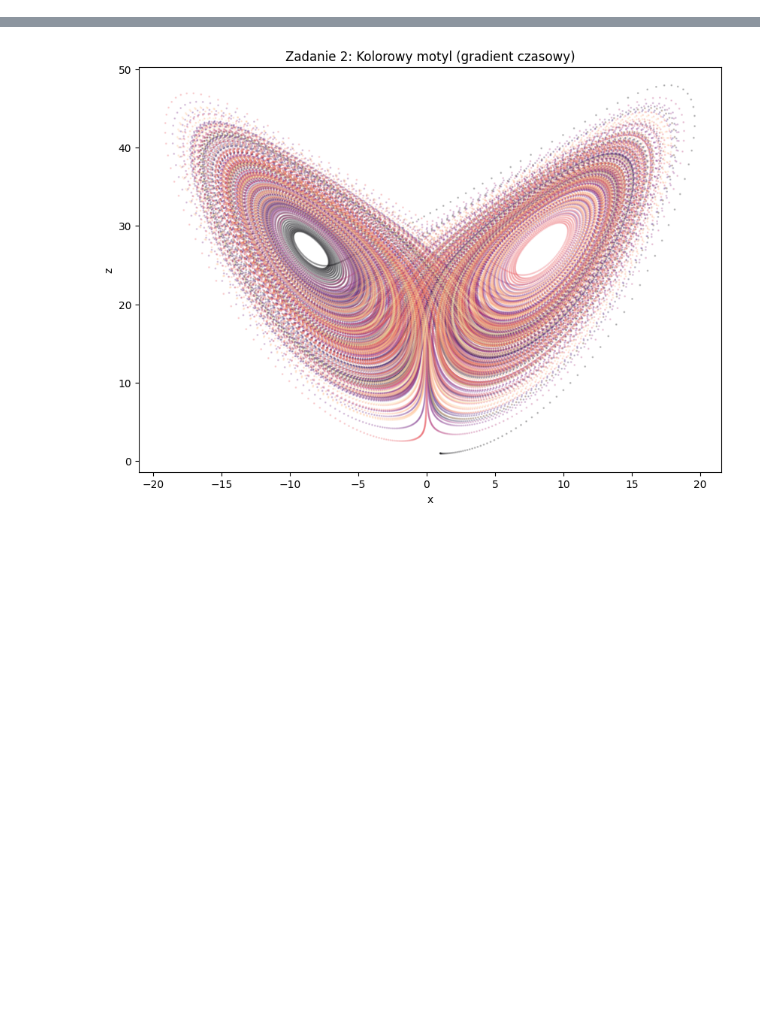
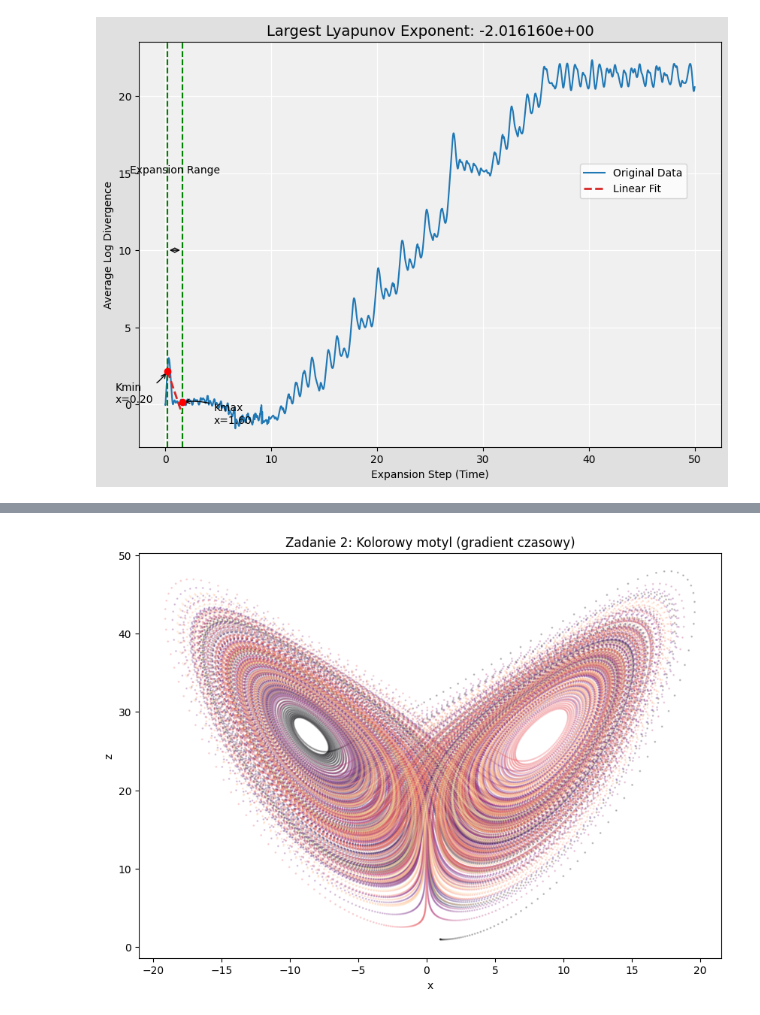
Before and after one commit to StanislawKrupa/L_WPD_1, a Jupyter notebook: LAB_03.ipynb, the cells around one changed output, grey strips where cells are left out. Drawn from its saved outputs; the diff is of its cells as text; code cells hidden in the pictures; blank space fills up the shorter version.

```diff
--- a/LAB_03.ipynb
+++ b/LAB_03.ipynb
@@ -22,6 +22,80 @@ def lorenz_system(t, state):
     dy = -x * z + r * x - y
     dz = x * y - b * z
     return [dx, dy, dz]
+# %%
+import numpy as np
+import matplotlib.pyplot as plt
+from scipy.integrate import solve_ivp
+
+# 1. Parametry układu Lorenza
+sigma, r, b = 10.0, 28.0, 8/3.0
+
+def lorenz(t, state):
+    x, y, z = state
+    return [sigma*(y - x), x*(r - z) - y, x*y - b*z]
+
+# 2. Symulacja dwóch trajektorii bardzo blisko siebie
+dt = 0.01
+t_max = 50
+t_eval = np.arange(0, t_max, dt)
+
+dist_0 = 1e-8  # Początkowa perturbacja (bardzo mała)
+state1 = np.array([1.0, 1.0, 1.0])
+state2 = state1 + np.array([dist_0, 0, 0])
+
+sol1 = solve_ivp(lorenz, (0, t_max), state1, t_eval=t_eval, method='RK45')
+sol2 = solve_ivp(lorenz, (0, t_max), state2, t_eval=t_eval, method='RK45')
+
+# 3. Obliczanie odległości i logarytmu dywergencji
+# d(t) = sqrt((x2-x1)^2 + (y2-y1)^2 + (z2-z1)^2)
+distances = np.linalg.norm(sol1.y - sol2.y, axis=0)
+log_divergence = np.log(distances / dist_0)
+
+# 4. Wybór zakresu do dopasowania liniowego (Expansion Range)
+# Wybieramy zakres, gdzie wzrost jest liniowy (zanim nastąpi nasycenie)
+k_min, k_max = 1000, 2500
+x_fit = t_eval[k_min:k_max]
+y_fit = log_divergence[k_min:k_max]
+
+# Regresja liniowa (polyfit stopnia 1)
+coeffs = np.polyfit(x_fit, y_fit, 1)
+lambda_max = coeffs[0]
+linear_line = np.polyval(coeffs, x_fit)
+
+# 5. Wykres wzorowany na Twoim obrazku
+plt.figure(figsize=(10, 7), facecolor='#e0e0e0')
+ax = plt.axes()
+ax.set_facecolor('#f0f0f0')
+
+plt.plot(t_eval, log_divergence, label='Original Data', color='#1f77b4', linewidth=1.5)
+plt.plot(x_fit, linear_line, '--', color='#d62728', label='Linear Fit', linewidth=2)
+
+# Linie pionowe dla zakresu
+plt.axvline(t_eval[k_min], color='green', linestyle='--')
+plt.axvline(t_eval[k_max], color='green', linestyle='--')
+
+# Oznaczenia punktów Kmin i Kmax
+plt.scatter([t_eval[k_min], t_eval[k_max]], [log_divergence[k_min], log_divergence[k_max]], color='red', zorder=5)
+
+# Adnotacje (strzałki i teksty)
+plt.annotate(f'Kmin\nx={t_eval[k_min]:.2f}', xy=(t_eval[k_min], log_divergence[k_min]), xytext=(-50, -30),
+             textcoords='offset points', arrowprops=dict(arrowstyle='->', connectionstyle='arc3,rad=.2'))
+plt.annotate(f'Kmax\nx={t_eval[k_max]:.2f}', xy=(t_eval[k_max], log_divergence[k_max]), xytext=(30, -20),
+             textcoords='offset points', arrowprops=dict(arrowstyle='->', connectionstyle='arc3,rad=.2'))
+
+# Strzałka Expansion Range
+plt.annotate('', xy=(t_eval[k_min], 10), xytext=(t_eval[k_max], 10),
+             arrowprops=dict(arrowstyle='<->', color='black'))
+plt.text((t_eval[k_min]+t_eval[k_max])/2, 15, 'Expansion Range', ha='center')
+
+plt.title(f"Largest Lyapunov Exponent: {lambda_max:.6e}", fontsize=14)
+plt.xlabel("Expansion Step (Time)")
+plt.ylabel("Average Log Divergence")
+plt.legend(loc='lower right', bbox_to_anchor=(0.95, 0.6))
+plt.grid(True, which='both', color='white', linestyle='-', linewidth=1)
+plt.show()
+# %% [output]
+[figure, added]
 # %%
 # Warunki początkowe
 init_state = [0, 0.5, 1]
```
Also changed, not shown: parts of 3 cells of this notebook, 3 other files.
